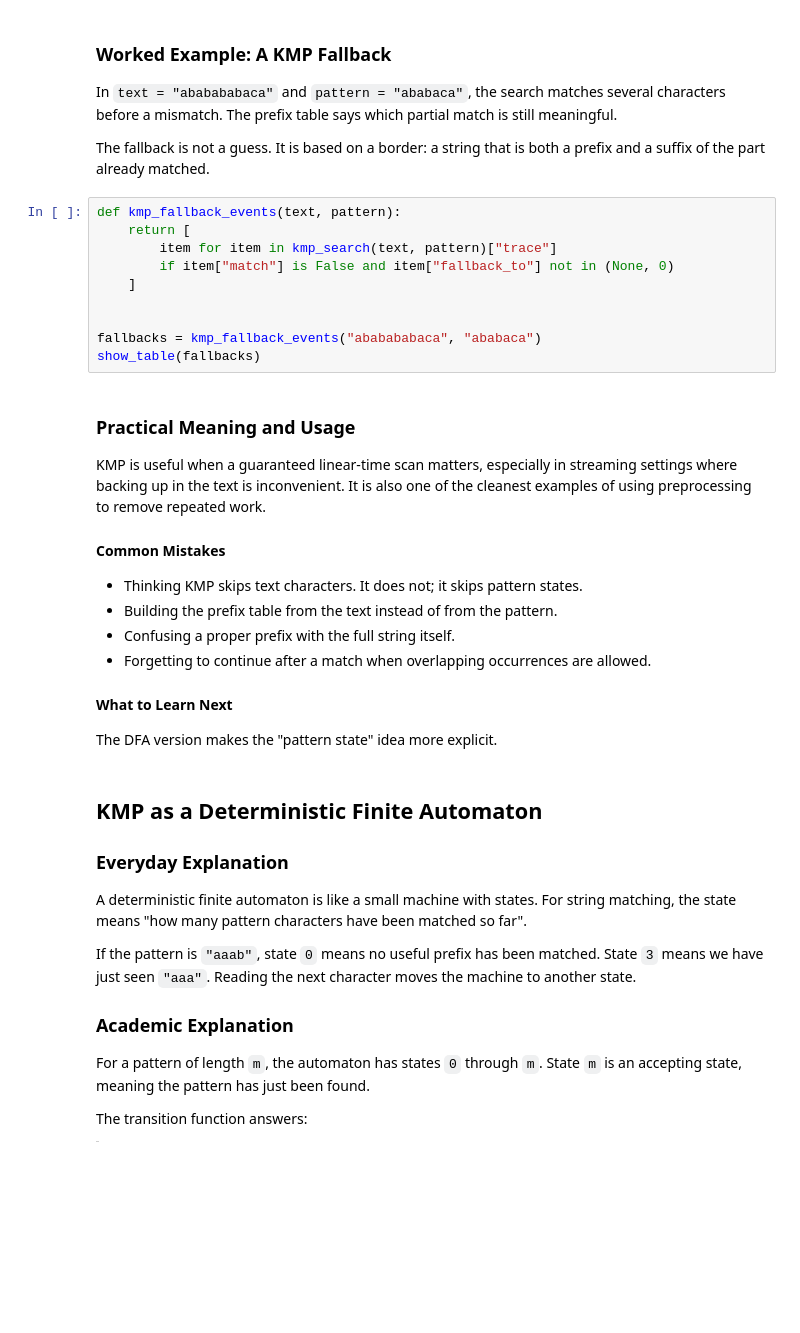
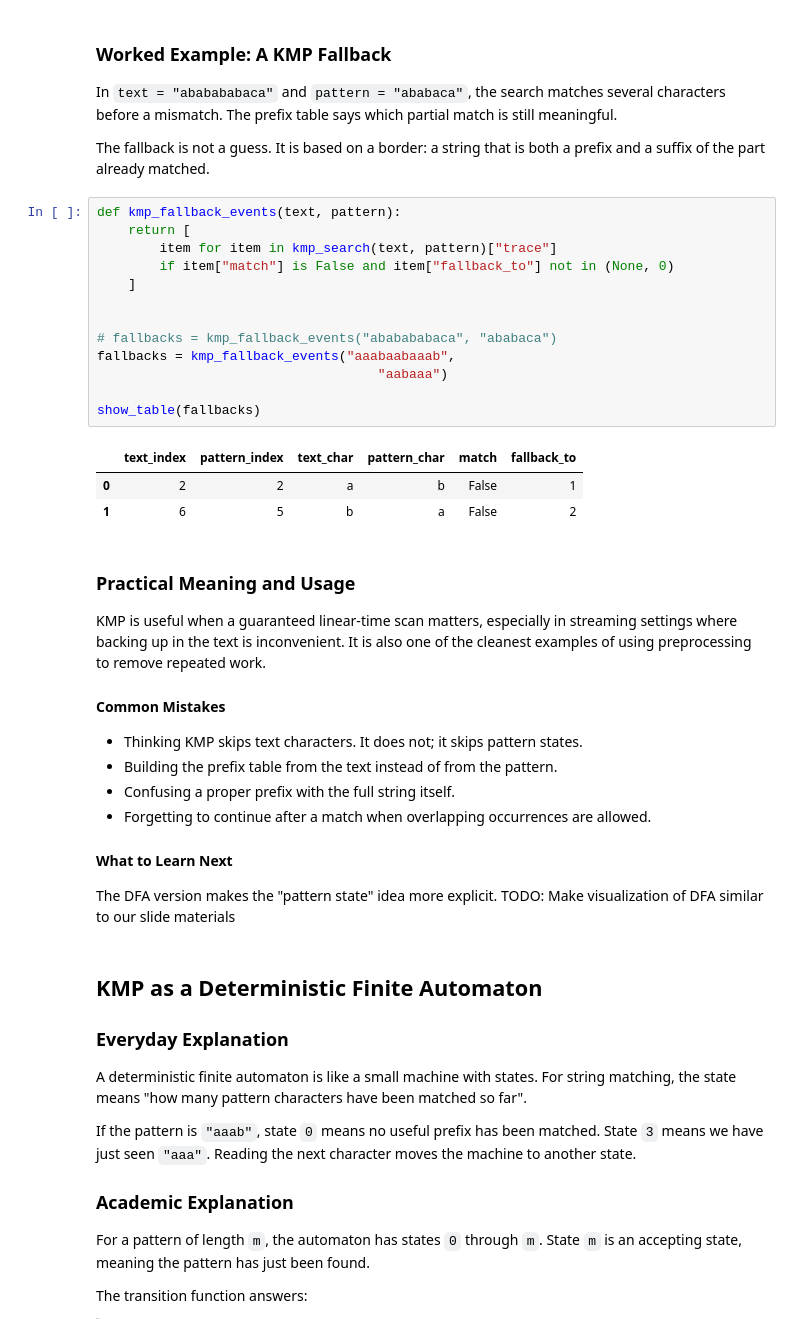
Before and after one commit to ValRCS/RTU_Algorithms_DIP321, a Jupyter notebook: topics/string_matching.ipynb, the cells around one changed output. Cells and saved outputs as stored; diff of their text form; blank space fills up the shorter version.

```diff
--- a/topics/string_matching.ipynb
+++ b/topics/string_matching.ipynb
@@ -565,13 +652,20 @@ The fallback is not a guess. It is based on a border: a string that is both a pr
 # %%
 def kmp_fallback_events(text, pattern):
     return [
         item for item in kmp_search(text, pattern)["trace"]
         if item["match"] is False and item["fallback_to"] not in (None, 0)
     ]
 
 
-fallbacks = kmp_fallback_events("ababababaca", "ababaca")
+# fallbacks = kmp_fallback_events("ababababaca", "ababaca")
+fallbacks = kmp_fallback_events("aaabaabaaab",
+                                    "aabaaa")
+
 show_table(fallbacks)
+# %% [output]
+|  | text_index | pattern_index | text_char | pattern_char | match | fallback_to |
+| 0 | 2 | 2 | a | b | False | 1 |
+| 1 | 6 | 5 | b | a | False | 2 |
 # %% [markdown]
 ### Practical Meaning and Usage
 
@@ -587,6 +681,7 @@ KMP is useful when a guaranteed linear-time scan matters, especially in streamin
 #### What to Learn Next
 
 The DFA version makes the "pattern state" idea more explicit.
+TODO: Make visualization of DFA similar to our slide materials
 # %% [markdown]
 ## KMP as a Deterministic Finite Automaton
 
```
Also changed, not shown: parts of 35 cells of this notebook.
